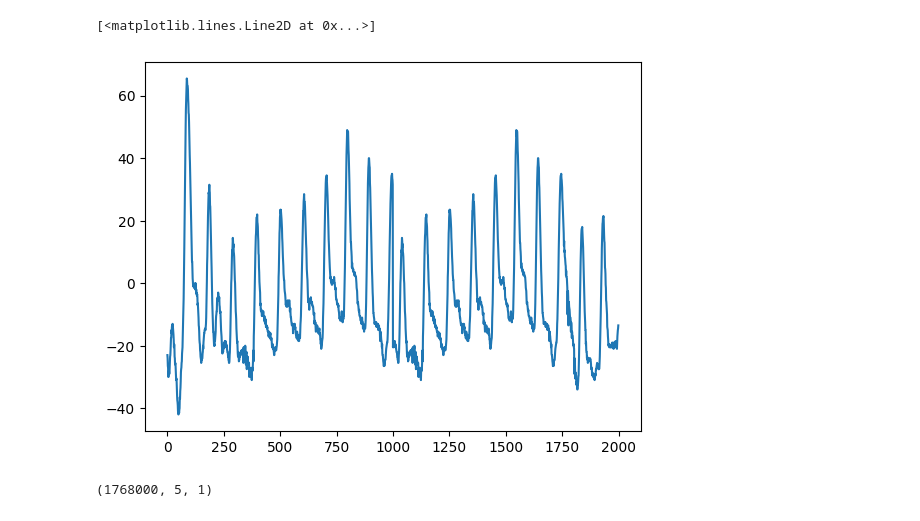
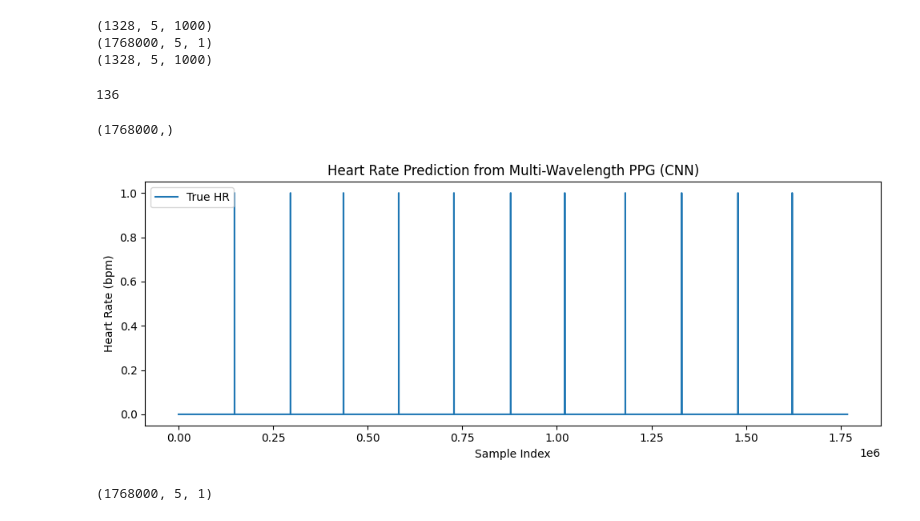
Before and after one commit to kallepalomaki/HeartRate, a Jupyter notebook: ppg_ieee_windowed.ipynb, the cells around one changed output. Drawn from its saved outputs; the diff is of its cells as text; code cells hidden in the pictures.

```diff
--- a/ppg_ieee_windowed.ipynb
+++ b/ppg_ieee_windowed.ipynb
@@ -34,9 +39,9 @@ X_test_tmp_np=df_to_np(X_test)
 #print(X_train_np.shape)
 #print("X np start", X_train_np[0,0,:5])
 batch_size=1
+print(X_test_tmp_np.shape)
 
-
-def make_batches(X_np):
+def make_batches(X_np, batch_size=1):
     shape = X_np.shape  # (samples, features, time)
     nu_samples = shape[0]
     nu_features = shape[1]
@@ -53,15 +58,25 @@ def make_batches(X_np):
 
     return X_np_new, nu_time_steps, nu_samples
 
-X_train_tmp_np0, nu_time_steps, nu_samples=make_batches(X_train_tmp_np)
-X_test_tmp_np0, nu_time_steps, nu_samples=make_batches(X_test_tmp_np)
+X_train_tmp_np0, nu_time_steps, nu_samples=make_batches(X_np=X_train_tmp_np, batch_size=batch_size)
+X_test_tmp_np0, nu_time_steps, nu_samples=make_batches(X_np=X_test_tmp_np, batch_size=1000)
 
-#print(X_np_new.shape)
+print(X_train_tmp_np0.shape)
+print(X_test_tmp_np0.shape)
+
 #print("X np new start", X_np_new[0,0,:5])
 #print(X_train_np[1,0,:10])
 #print(X_np_new[10,0,:5])
-plt.plot(X_train_np0[:2000,0,0])
+#plt.plot(X_train_np0[:2000,0,0])
 #plt.plot(X_train_tmp_np[0,0,:])
 # %% [output]
-[<matplotlib.lines.Line2D at 0x...>]
+(1328, 5, 1000)
+(1768000, 5, 1)
+(1328, 5, 1000)
-[figure, removed]
+# %%
+le=int(X_train_tmp_np.shape[0]/13)
+#le=1000
+#plt.plot(y_train_tmp_np[0:le])
+print(le)
+# %% [output]
+136
@@ -67,0 +93,4 @@ plt.plot(X_train_np0[:2000,0,0])
+# %%
+y_train_tmp_np.shape
+# %% [output]
+(1768000,)
@@ -68,3 +99,15 @@ plt.plot(X_train_np0[:2000,0,0])
+# %%
+# 5. Plot predictions
+plt.figure(figsize=(10, 4))
+plt.plot(y_train_diff<-0.5, label="True HR")
+plt.title("Heart Rate Prediction from Multi-Wavelength PPG (CNN)")
+plt.xlabel("Sample Index")
+plt.ylabel("Heart Rate (bpm)")
+plt.legend()
+plt.tight_layout()
+plt.show()
+# %% [output]
+[figure, added]
 # %%
 X_train_tmp_np0.shape
 # %% [output]
```
Also changed, not shown: parts of 19 cells of this notebook, 1 other file.
